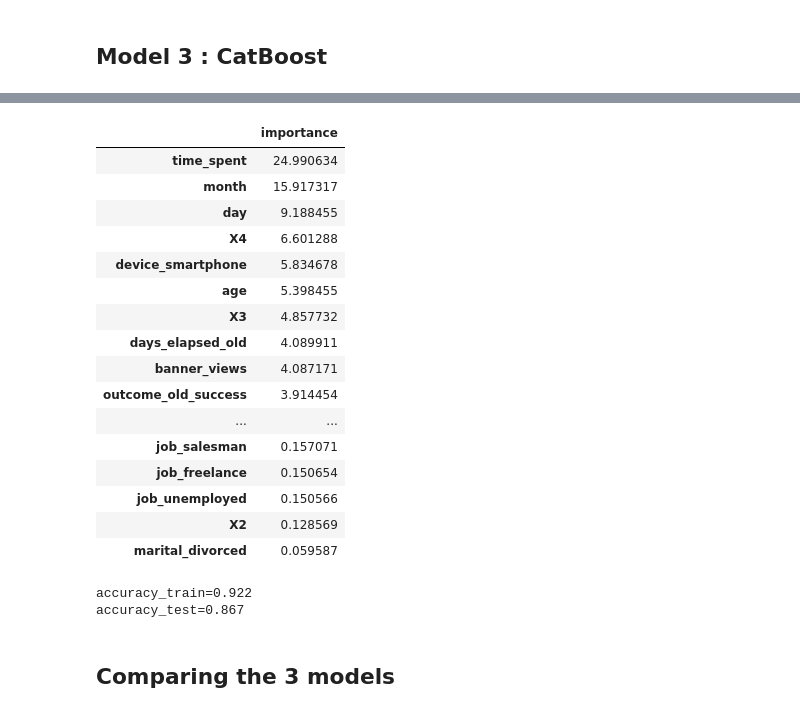
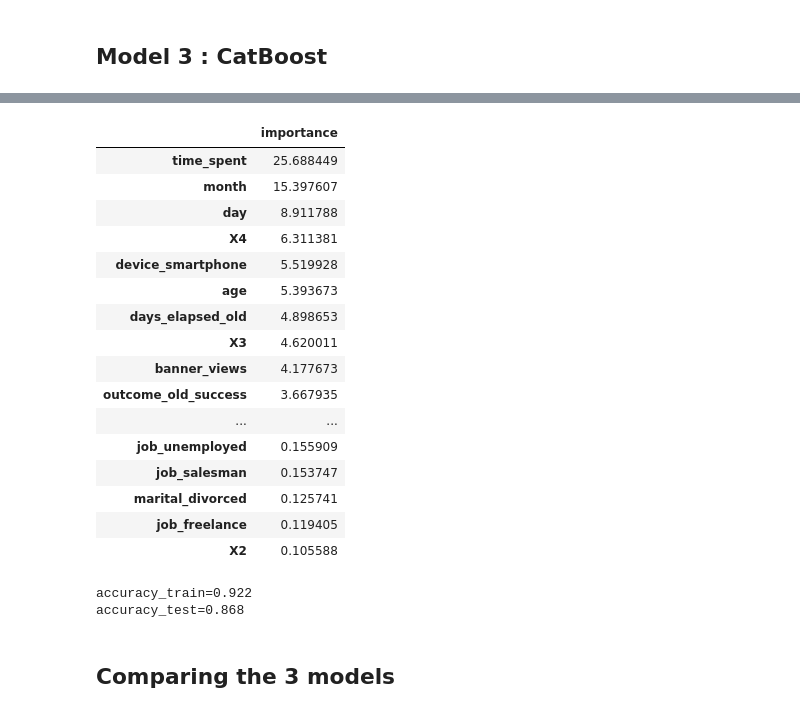
Before and after one commit to GuthHannes/ML_project, a Jupyter notebook: Project ML.ipynb, the cells around one changed output, grey strips where cells are left out. Cells and saved outputs as stored; diff of their text form; code cells hidden in the pictures.

```diff
--- a/Project ML.ipynb
+++ b/Project ML.ipynb
@@ -171,13 +175,15 @@ from datetime import datetime
 
 def transform_data(
         data,
-        predict_na,
         is_train,
         categorical_columns,
-        add_weekday=False,
-        transform_days_elapsed_old=False
+        predict_na=False,
+        add_weekday=True,
+        transform_days_elapsed_old=True
 ):
     dataframe = data.copy(deep=True)
+    if 'Id' in dataframe.columns:
+        dataframe.drop(columns=['Id'], inplace=True)
     if add_weekday:
         if 'weekday_2021' not in categorical_columns:
             categorical_columns = list(categorical_columns)
@@ -319,9 +325,8 @@ accuracy_test=0.861
 ## Model 3 : CatBoost
 # %%
 from catboost import CatBoostClassifier
-from sklearn.model_selection import train_test_split
 
-model = CatBoostClassifier()
+model = CatBoostClassifier(verbose=False)
 
 model.fit(X_train, y_train)
 # %% [output]
@@ -346,24 +334,31 @@ Learning rate set to 0.023879
 # %%
-importance = pd.DataFrame(model.feature_importances_, index=X_train.columns, columns=['importance']).sort_values(by='importance', ascending=False)
+importance = pd.DataFrame(
+    model.feature_importances_,
+    index=X_train.columns,
+    columns=['importance']
+).sort_values(
+    by='importance',
+    ascending=False
+)
 importance
 # %% [output]
 |  | importance |
-| time_spent | 24.990634 |
-| month | 15.917317 |
-| day | 9.188455 |
-| X4 | 6.601288 |
-| device_smartphone | 5.834678 |
-| age | 5.398455 |
-| X3 | 4.857732 |
-| days_elapsed_old | 4.089911 |
-| banner_views | 4.087171 |
-| outcome_old_success | 3.914454 |
+| time_spent | 25.688449 |
+| month | 15.397607 |
+| day | 8.911788 |
+| X4 | 6.311381 |
+| device_smartphone | 5.519928 |
+| age | 5.393673 |
+| days_elapsed_old | 4.898653 |
+| X3 | 4.620011 |
+| banner_views | 4.177673 |
+| outcome_old_success | 3.667935 |
 | ... | ... |
-| job_salesman | 0.157071 |
-| job_freelance | 0.150654 |
-| job_unemployed | 0.150566 |
-| X2 | 0.128569 |
-| marital_divorced | 0.059587 |
+| job_unemployed | 0.155909 |
+| job_salesman | 0.153747 |
+| marital_divorced | 0.125741 |
+| job_freelance | 0.119405 |
+| X2 | 0.105588 |
 # %%
 predict_test = model.predict(X_test)
 predict_train = model.predict(X_train)
@@ -375,7 +370,7 @@ accuracy_test = round(accuracy_score(y_test, predict_test), 3)
 print(f'{accuracy_train=}\n{accuracy_test=}')
 # %% [output]
 accuracy_train=0.922
-accuracy_test=0.867
+accuracy_test=0.868
 # %% [markdown]
 ## Comparing the 3 models
 # %% [markdown]
```
Also changed, not shown: parts of 10 cells of this notebook.
